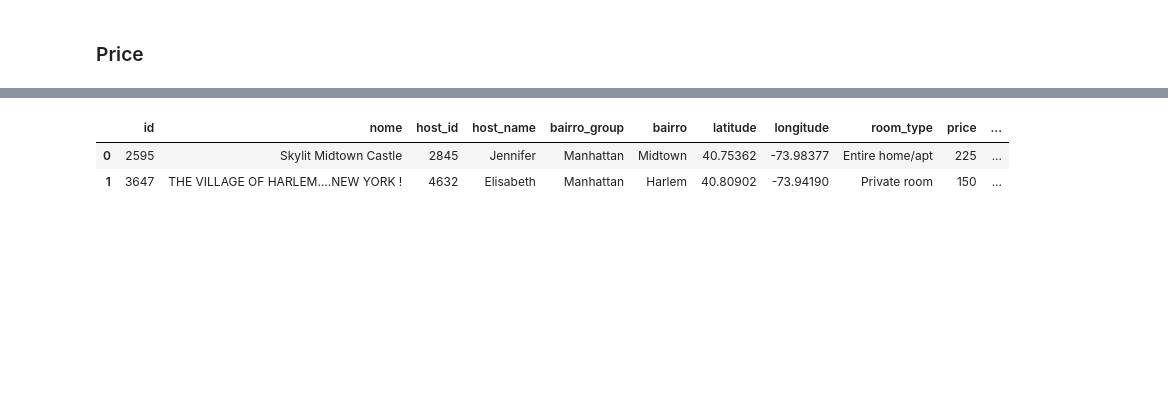
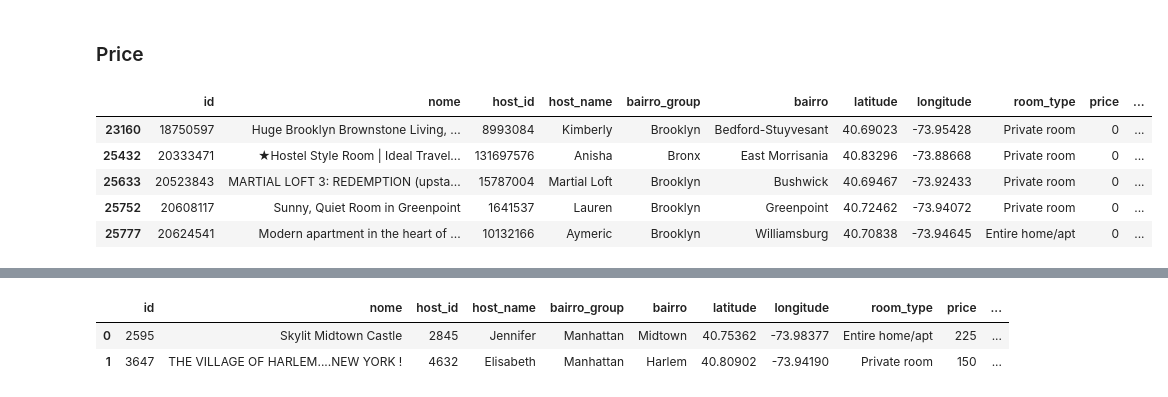
Before and after one commit to AurelioGuilherme/AmbienteDeDesenvolvimento, a Jupyter notebook: Notebooks/data_understanding.ipynb, the cells around one changed output, grey strips where cells are left out. Drawn from its saved outputs; the diff is of its cells as text; code cells hidden in the pictures; blank space fills up the shorter version.

```diff
--- a/Notebooks/data_understanding.ipynb
+++ b/Notebooks/data_understanding.ipynb
@@ -84 +172,11 @@ df.query('price < 1')
+# %%
+# verificando dados que o preço é menor que 1
+df.query('price < 1').head()
+# %% [output]
+|  | id | nome | host_id | host_name | bairro_group | bairro | latitude | longitude | room_type | price | ... |
+| 23160 | 18750597 | Huge Brooklyn Brownstone Living, ... | 8993084 | Kimberly | Brooklyn | Bedford-Stuyvesant | 40.69023 | -73.95428 | Private room | 0 | ... |
+| 25432 | 20333471 | ★Hostel Style Room | Ideal Travel... | 131697576 | Anisha | Bronx | East Morrisania | 40.83296 | -73.88668 | Private room | 0 | ... |
+| 25633 | 20523843 | MARTIAL LOFT 3: REDEMPTION (upsta... | 15787004 | Martial Loft | Brooklyn | Bushwick | 40.69467 | -73.92433 | Private room | 0 | ... |
+| 25752 | 20608117 | Sunny, Quiet Room in Greenpoint | 1641537 | Lauren | Brooklyn | Greenpoint | 40.72462 | -73.94072 | Private room | 0 | ... |
+| 25777 | 20624541 | Modern apartment in the heart of ... | 10132166 | Aymeric | Brooklyn | Williamsburg | 40.70838 | -73.94645 | Entire home/apt | 0 | ... |
 # %%
```
Also changed, not shown: parts of 53 cells of this notebook, 4 other files.
